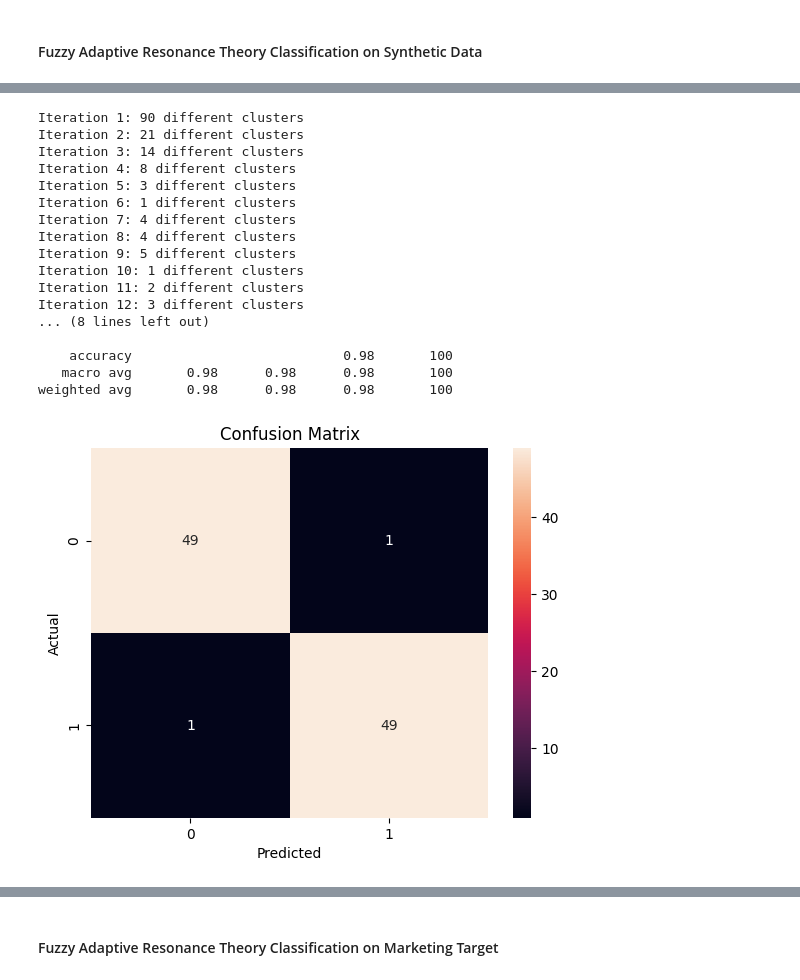
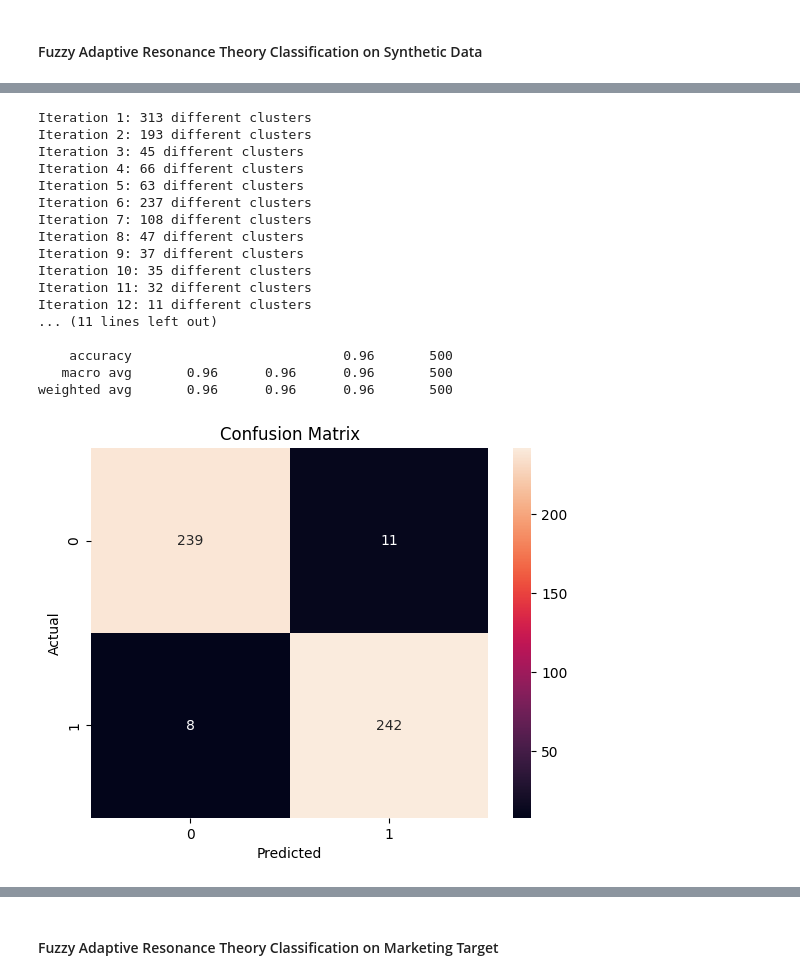
Before and after one commit to XingshengXu/Machine-Learning-Projects, a Jupyter notebook: Adaptive Resonance Theory/ART_demo.ipynb, the cells around one changed output, grey strips where cells are left out. Saved outputs shown, nothing was run; the diff lists cells and outputs as text; code cells hidden in the pictures.

```diff
--- a/Adaptive Resonance Theory/ART_demo.ipynb
+++ b/Adaptive Resonance Theory/ART_demo.ipynb
@@ -40,31 +47,34 @@ weighted avg       1.00      1.00      1.00       100
 # %%
-X, y = generate_test_data(std=0.98)
+X, y = generate_test_data(n_samples=500, n_features=2, std=0.98)
 art = AdaptiveResonanceTheory(
-    learning_rate=0.2,
+    learning_rate=0.1,
     alpha=0.5,
-    epsilon=0.8
+    epsilon=0.6
     )
 art.fit(X, y)
 
 # Predict the Classes Based on ART
 pred_Y = art.predict(X)
-predict_test(y, pred_Y)
+art.predict_test(y, pred_Y)
+
+# Plot the decision boundary and the true labels
+create_contour_plot(art, X, y, resolution=500)
 # %% [output]
-Iteration 1: 90 different clusters
-Iteration 2: 21 different clusters
-Iteration 3: 14 different clusters
-Iteration 4: 8 different clusters
-Iteration 5: 3 different clusters
-Iteration 6: 1 different clusters
-Iteration 7: 4 different clusters
-Iteration 8: 4 different clusters
-Iteration 9: 5 different clusters
-Iteration 10: 1 different clusters
-Iteration 11: 2 different clusters
-Iteration 12: 3 different clusters
-... (8 lines left out)
+Iteration 1: 313 different clusters
+Iteration 2: 193 different clusters
+Iteration 3: 45 different clusters
+Iteration 4: 66 different clusters
+Iteration 5: 63 different clusters
+Iteration 6: 237 different clusters
+Iteration 7: 108 different clusters
+Iteration 8: 47 different clusters
+Iteration 9: 37 different clusters
+Iteration 10: 35 different clusters
+Iteration 11: 32 different clusters
+Iteration 12: 11 different clusters
+... (11 lines left out)
 
-    accuracy                           0.98       100
-   macro avg       0.98      0.98      0.98       100
-weighted avg       0.98      0.98      0.98       100
+    accuracy                           0.96       500
+   macro avg       0.96      0.96      0.96       500
+weighted avg       0.96      0.96      0.96       500
-[figure, old version]
+[figure, new version]
```
Also changed, not shown: parts of 10 cells of this notebook, 6 other files.
